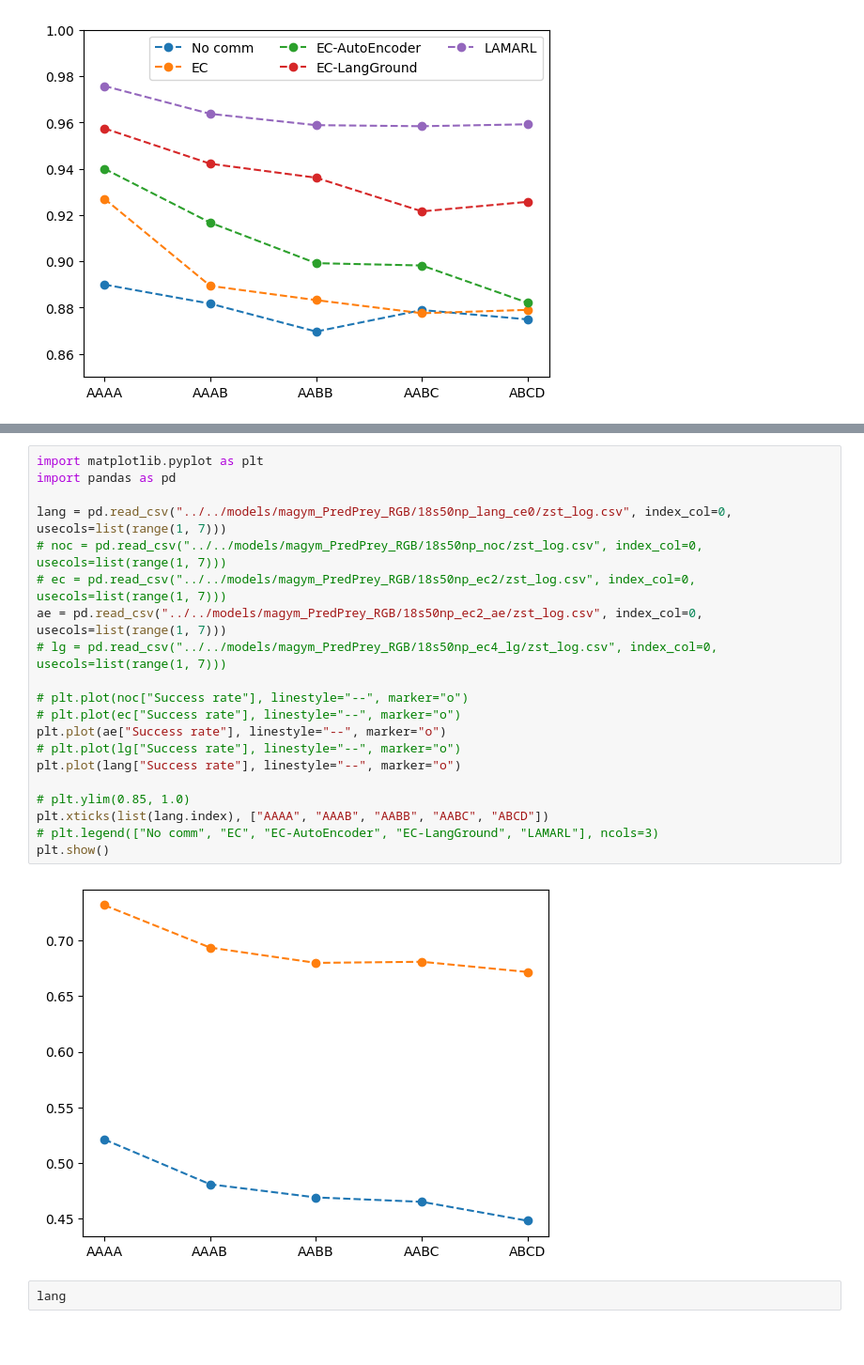
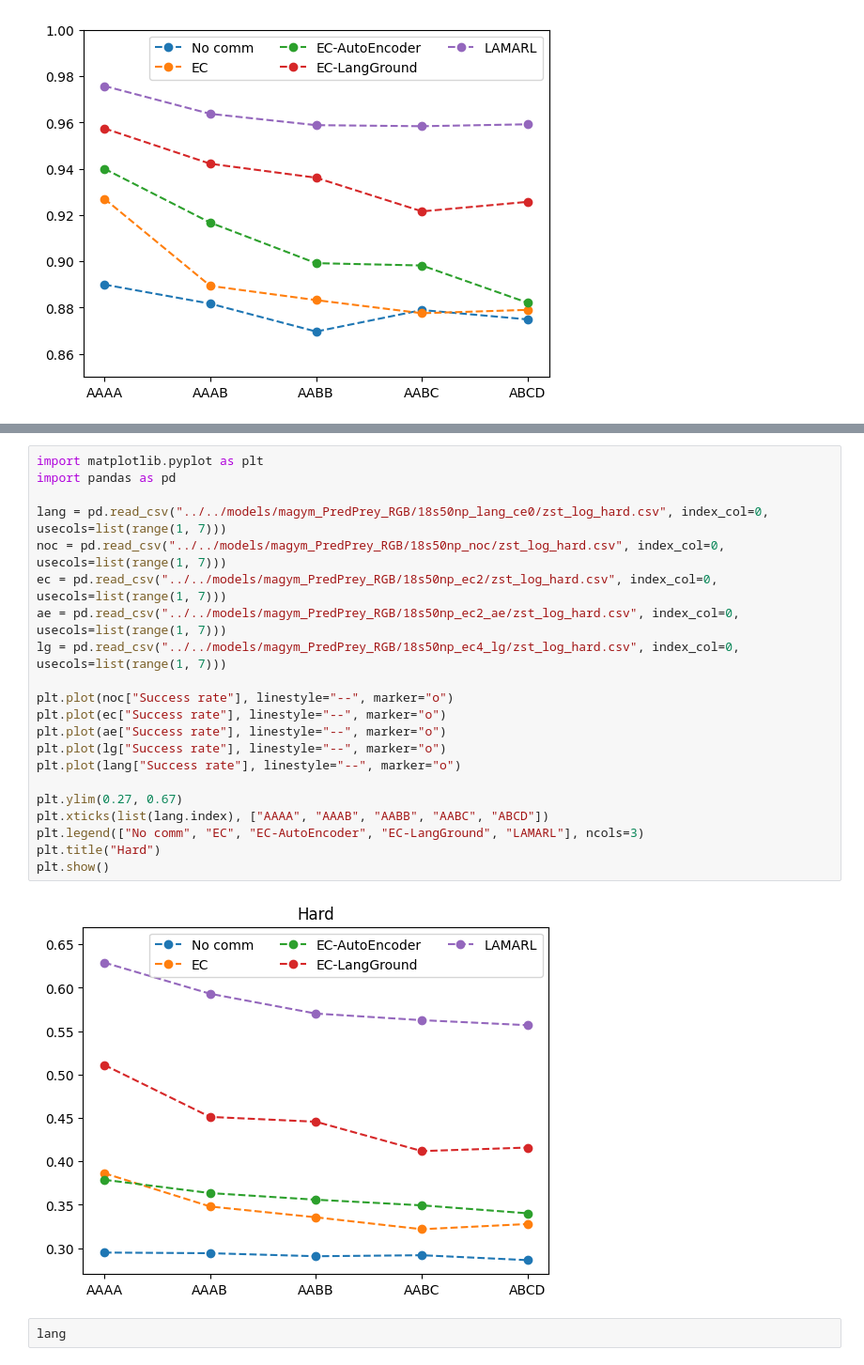
Before and after one commit to Maxtoq/MADRL-PhD-Thesis-Code, a Jupyter notebook: algorithms/LGMARL_new/ZST.ipynb, the cells around one changed output, grey strips where cells are left out. Shown at 94% size. Cells and saved outputs as stored; diff of their text form; blank space fills up the shorter version.

Commit message:
start mpe PredPrey

```diff
--- a/algorithms/LGMARL_new/ZST.ipynb
+++ b/algorithms/LGMARL_new/ZST.ipynb
@@ -34,25 +60,26 @@ plt.legend(["No comm", "EC", "EC-AutoEncoder", "EC-LangGround", "LAMARL"], ncols
 # %%
 import matplotlib.pyplot as plt
 import pandas as pd
 
-lang = pd.read_csv("../../models/magym_PredPrey_RGB/18s50np_lang_ce0/zst_log.csv", index_col=0, usecols=list(range(1, 7)))
-# noc = pd.read_csv("../../models/magym_PredPrey_RGB/18s50np_noc/zst_log.csv", index_col=0, usecols=list(range(1, 7)))
-# ec = pd.read_csv("../../models/magym_PredPrey_RGB/18s50np_ec2/zst_log.csv", index_col=0, usecols=list(range(1, 7)))
-ae = pd.read_csv("../../models/magym_PredPrey_RGB/18s50np_ec2_ae/zst_log.csv", index_col=0, usecols=list(range(1, 7)))
-# lg = pd.read_csv("../../models/magym_PredPrey_RGB/18s50np_ec4_lg/zst_log.csv", index_col=0, usecols=list(range(1, 7)))
+lang = pd.read_csv("../../models/magym_PredPrey_RGB/18s50np_lang_ce0/zst_log_hard.csv", index_col=0, usecols=list(range(1, 7)))
+noc = pd.read_csv("../../models/magym_PredPrey_RGB/18s50np_noc/zst_log_hard.csv", index_col=0, usecols=list(range(1, 7)))
+ec = pd.read_csv("../../models/magym_PredPrey_RGB/18s50np_ec2/zst_log_hard.csv", index_col=0, usecols=list(range(1, 7)))
+ae = pd.read_csv("../../models/magym_PredPrey_RGB/18s50np_ec2_ae/zst_log_hard.csv", index_col=0, usecols=list(range(1, 7)))
+lg = pd.read_csv("../../models/magym_PredPrey_RGB/18s50np_ec4_lg/zst_log_hard.csv", index_col=0, usecols=list(range(1, 7)))
 
-# plt.plot(noc["Success rate"], linestyle="--", marker="o")
-# plt.plot(ec["Success rate"], linestyle="--", marker="o")
+plt.plot(noc["Success rate"], linestyle="--", marker="o")
+plt.plot(ec["Success rate"], linestyle="--", marker="o")
 plt.plot(ae["Success rate"], linestyle="--", marker="o")
-# plt.plot(lg["Success rate"], linestyle="--", marker="o")
+plt.plot(lg["Success rate"], linestyle="--", marker="o")
 plt.plot(lang["Success rate"], linestyle="--", marker="o")
 
-# plt.ylim(0.85, 1.0)
+plt.ylim(0.27, 0.67)
 plt.xticks(list(lang.index), ["AAAA", "AAAB", "AABB", "AABC", "ABCD"])
-# plt.legend(["No comm", "EC", "EC-AutoEncoder", "EC-LangGround", "LAMARL"], ncols=3)
+plt.legend(["No comm", "EC", "EC-AutoEncoder", "EC-LangGround", "LAMARL"], ncols=3)
+plt.title("Hard")
 plt.show()
 # %% [output]
-[figure, old version]
+[figure, new version]
 # %%
 lang
 # %% [output]
```
Also changed, not shown: parts of 2 cells of this notebook, 10 other files.
